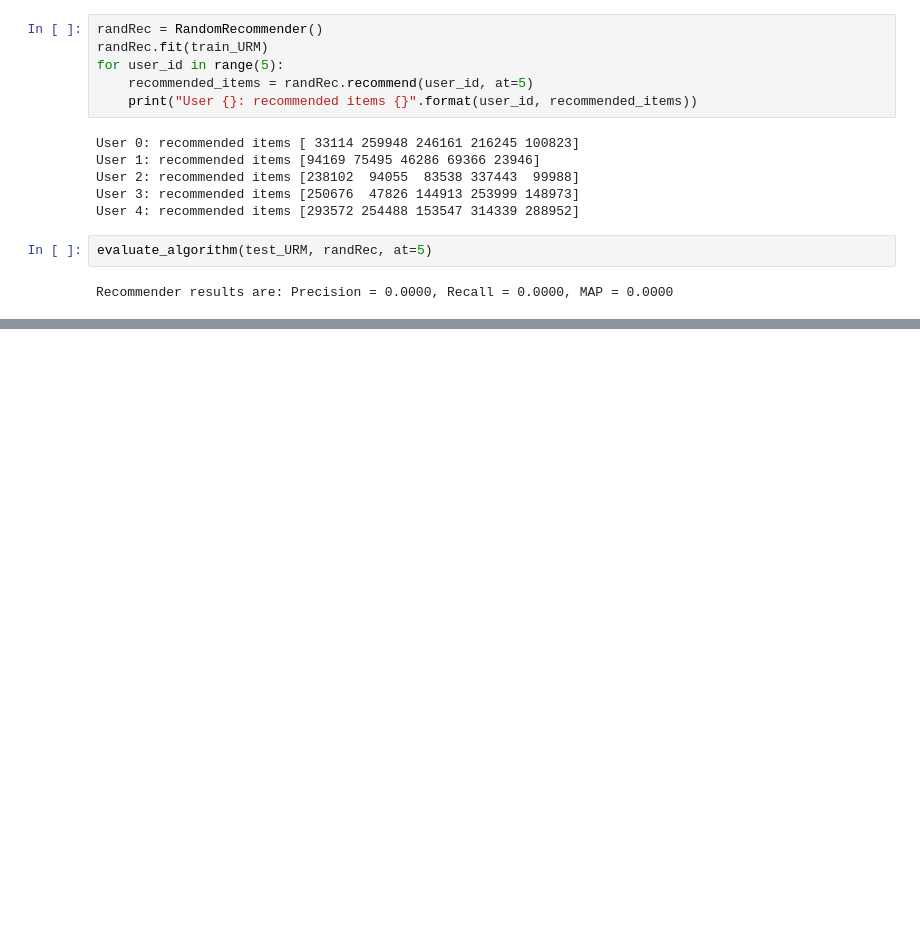
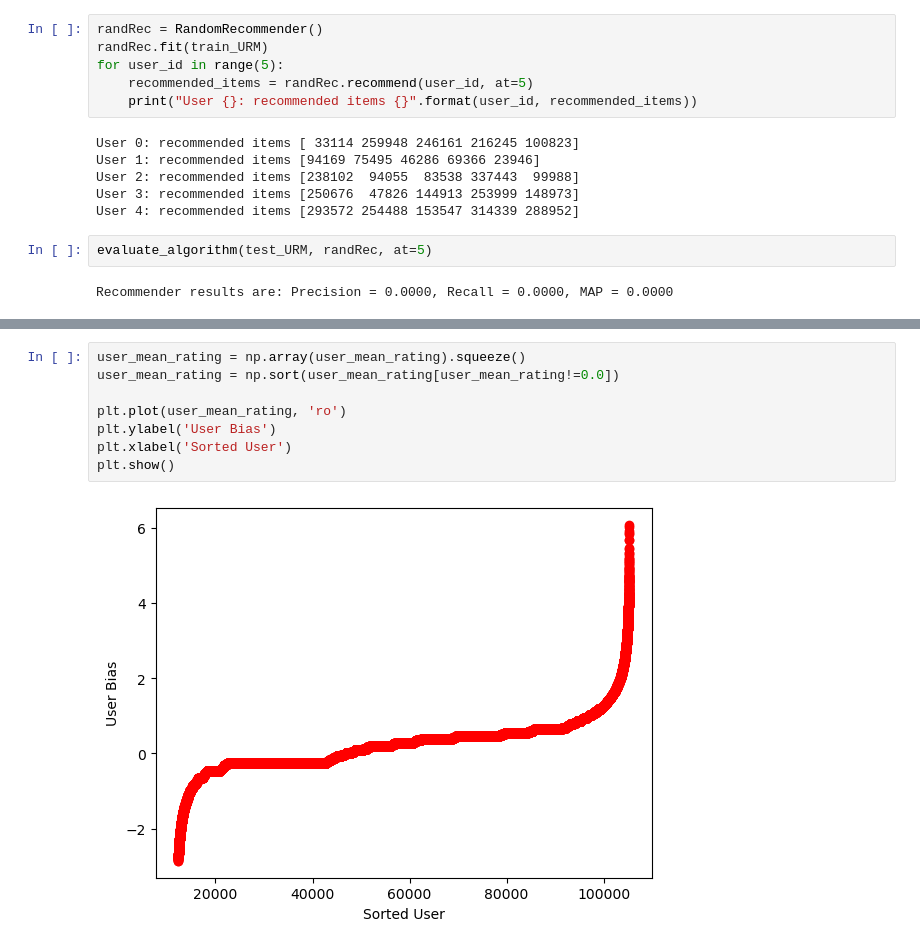
Before and after one commit to edogriba/2025-2026-RS, a Jupyter notebook: Practice01/Practice01.ipynb, the cells around one changed output, grey strips where cells are left out. Drawn from its saved outputs; the diff is of its cells as text; blank space fills up the shorter version.

```diff
--- a/Practice01/Practice01.ipynb
+++ b/Practice01/Practice01.ipynb
@@ -269,0 +360,10 @@ Recommender results are: Precision = 0.0000, Recall = 0.0000, MAP = 0.0000
+# %%
+user_mean_rating = np.array(user_mean_rating).squeeze()
+user_mean_rating = np.sort(user_mean_rating[user_mean_rating!=0.0])
+
+plt.plot(user_mean_rating, 'ro')
+plt.ylabel('User Bias')
+plt.xlabel('Sorted User')
+plt.show()
+# %% [output]
+[figure, added]
```
Also changed, not shown: parts of 19 cells of this notebook.
